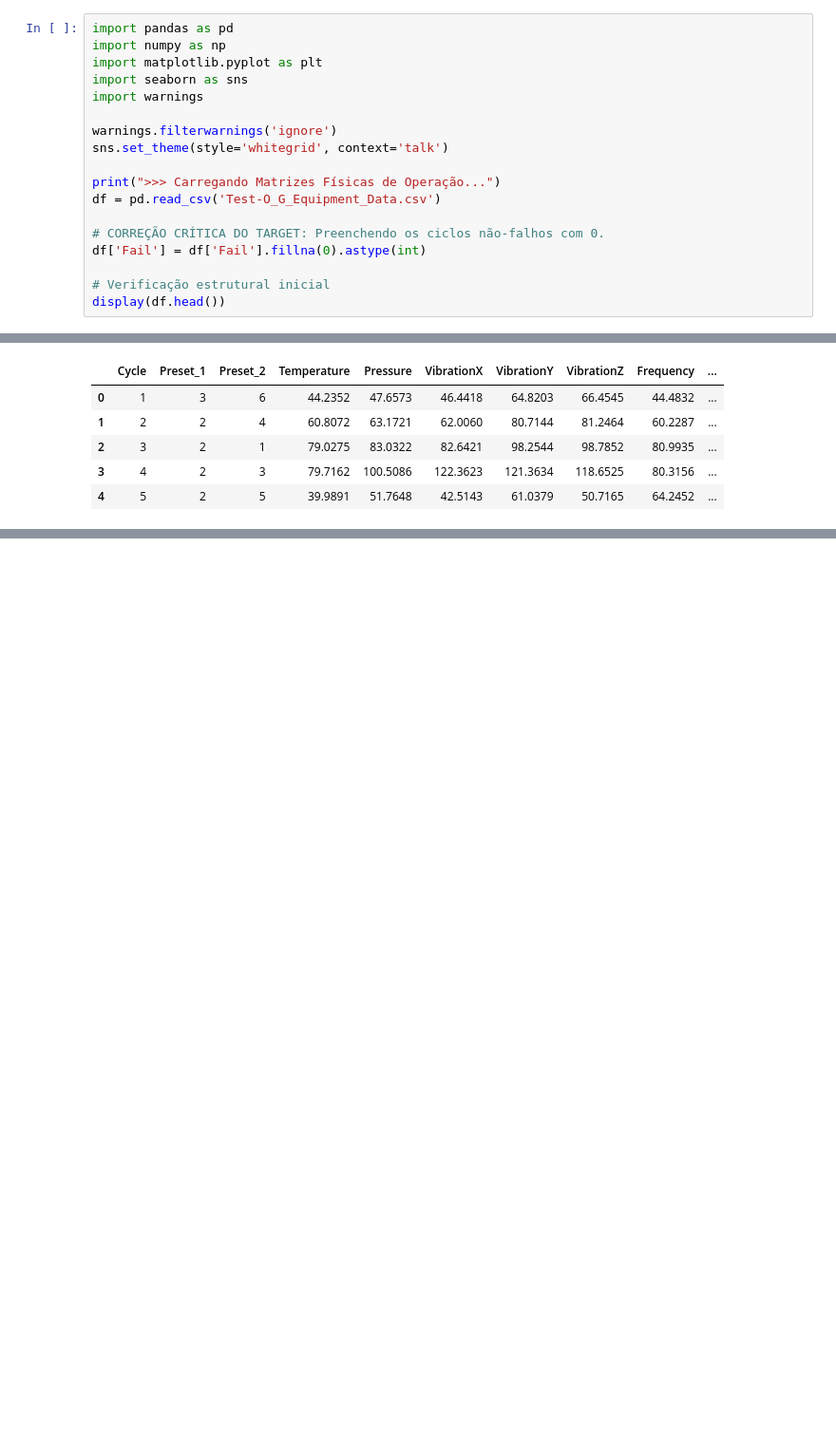
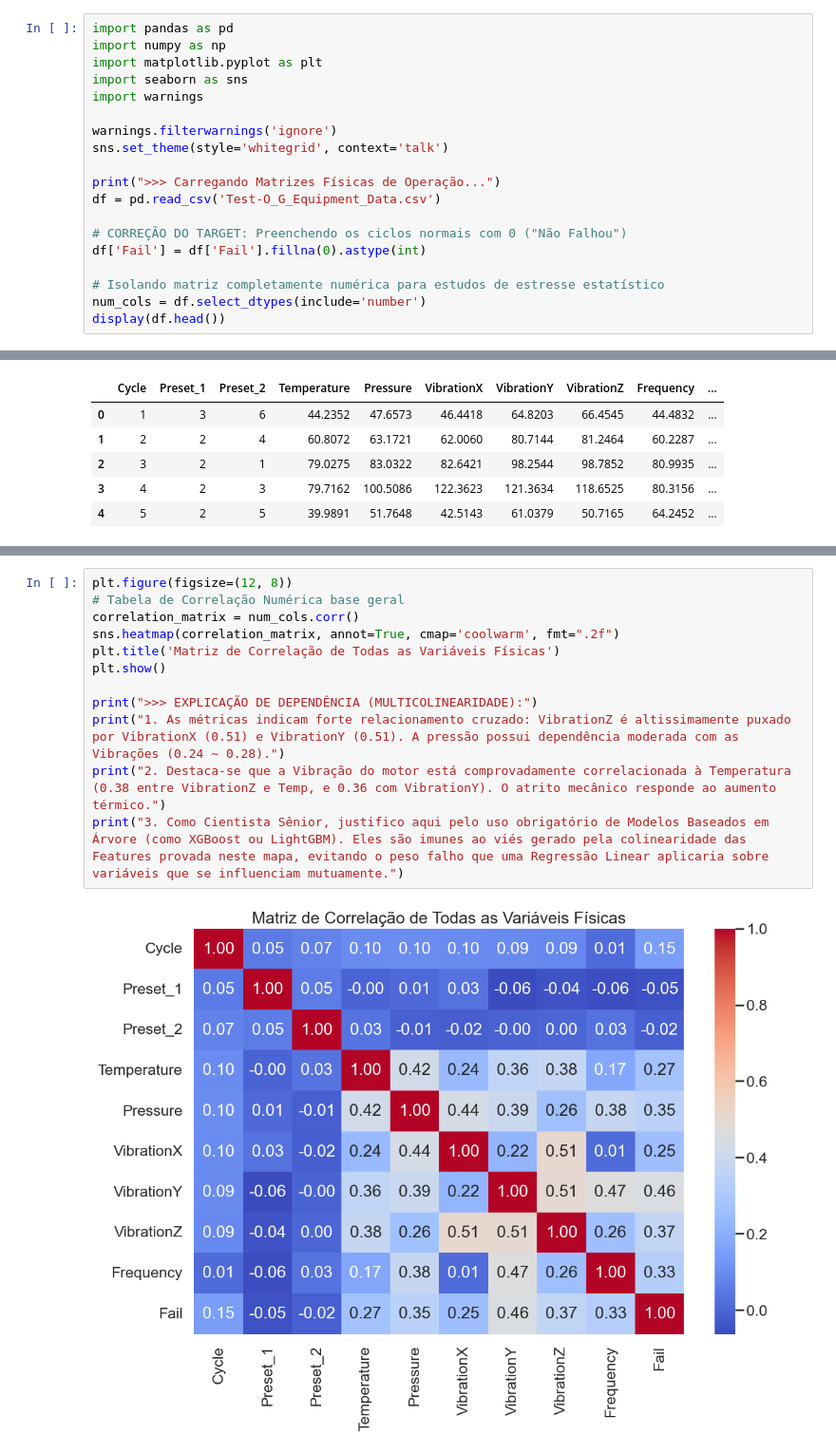
Before and after one commit to umsimplesjogador/predictive-maintenance, a Jupyter notebook: notebooks/01_eda_storytelling.ipynb, the cells around one changed output, grey strips where cells are left out. Shown at 95% size. Cells and saved outputs as stored; diff of their text form; blank space fills up the shorter version.

```diff
--- a/notebooks/01_eda_storytelling.ipynb
+++ b/notebooks/01_eda_storytelling.ipynb
@@ -14,10 +14,11 @@ sns.set_theme(style='whitegrid', context='talk')
 print(">>> Carregando Matrizes Físicas de Operação...")
 df = pd.read_csv('Test-O_G_Equipment_Data.csv')
 
-# CORREÇÃO CRÍTICA DO TARGET: Preenchendo os ciclos não-falhos com 0.
+# CORREÇÃO DO TARGET: Preenchendo os ciclos normais com 0 ("Não Falhou")
 df['Fail'] = df['Fail'].fillna(0).astype(int)
 
-# Verificação estrutural inicial
+# Isolando matriz completamente numérica para estudos de estresse estatístico
+num_cols = df.select_dtypes(include='number')
 display(df.head())
 # %% [output]
 >>> Carregando Matrizes Físicas de Operação...
@@ -57,0 +59,14 @@ Entender financeiramente quantas quebras atingem a base de fato.
+# %%
+plt.figure(figsize=(12, 8))
+# Tabela de Correlação Numérica base geral
+correlation_matrix = num_cols.corr()
+sns.heatmap(correlation_matrix, annot=True, cmap='coolwarm', fmt=".2f")
+plt.title('Matriz de Correlação de Todas as Variáveis Físicas')
+plt.show()
+
+print(">>> EXPLICAÇÃO DE DEPENDÊNCIA (MULTICOLINEARIDADE):")
+print("1. As métricas indicam forte relacionamento cruzado: VibrationZ é altissimamente puxado por VibrationX (0.51) e VibrationY (0.51). A pressão possui dependência moderada com as Vibrações (0.24 ~ 0.28).")
+print("2. Destaca-se que a Vibração do motor está comprovadamente correlacionada à Temperatura (0.38 entre VibrationZ e Temp, e 0.36 com VibrationY). O atrito mecânico responde ao aumento térmico.")
+print("3. Como Cientista Sênior, justifico aqui pelo uso obrigatório de Modelos Baseados em Árvore (como XGBoost ou LightGBM). Eles são imunes ao viés gerado pela colinearidade das Features provada neste mapa, evitando o peso falho que uma Regressão Linear aplicaria sobre variáveis que se influenciam mutuamente.")
+# %% [output]
+[figure, added]
```
Also changed, not shown: parts of 26 cells of this notebook, 1 other file.
